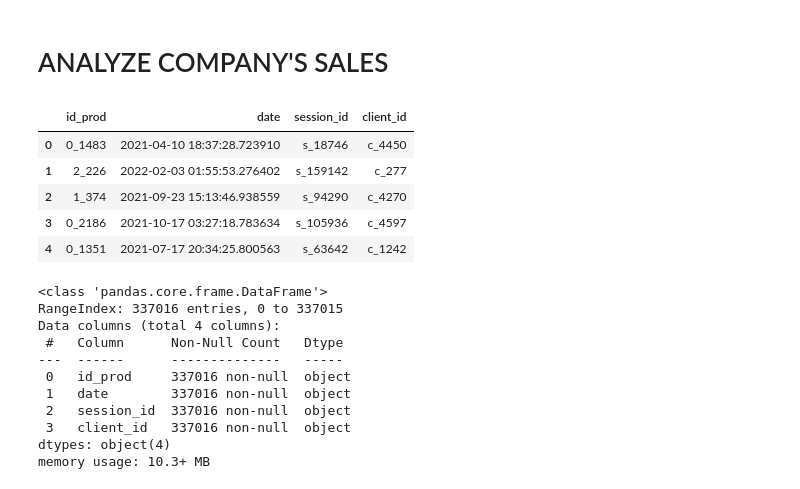
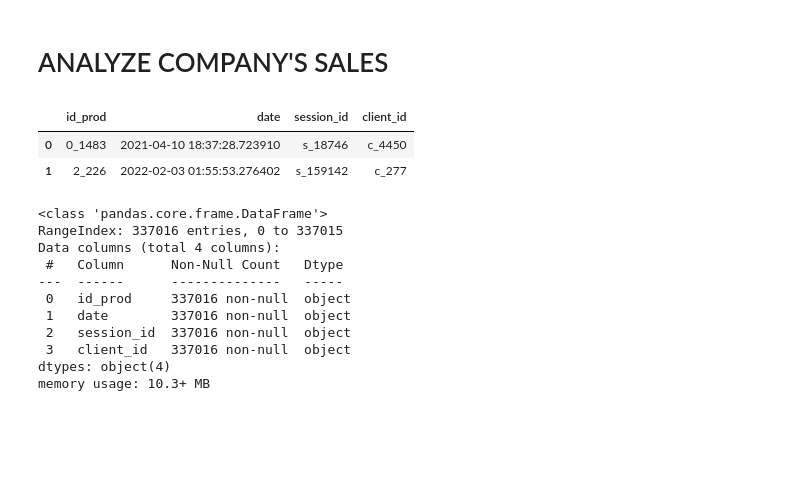
Before and after one commit to furawa/OC_data_analyst_projects, a Jupyter notebook: 02_analyze_company_sales/analyze_company_sales.ipynb, the cells around one changed output. Drawn from its saved outputs; the diff is of its cells as text; code cells hidden in the pictures; blank space fills up the shorter version.

```diff
--- a/02_analyze_company_sales/analyze_company_sales.ipynb
+++ b/02_analyze_company_sales/analyze_company_sales.ipynb
@@ -15,12 +15,9 @@ transactions = pd.read_csv("datasets/transactions.csv")
 customers = pd.read_csv("datasets/customers.csv")
 products = pd.read_csv("datasets/products.csv")
 # %%
-transactions.head()
+transactions.head(2)
 # %% [output]
 |  | id_prod | date | session_id | client_id |
 | 0 | 0_1483 | 2021-04-10 18:37:28.723910 | s_18746 | c_4450 |
 | 1 | 2_226 | 2022-02-03 01:55:53.276402 | s_159142 | c_277 |
-| 2 | 1_374 | 2021-09-23 15:13:46.938559 | s_94290 | c_4270 |
-| 3 | 0_2186 | 2021-10-17 03:27:18.783634 | s_105936 | c_4597 |
-| 4 | 0_1351 | 2021-07-17 20:34:25.800563 | s_63642 | c_1242 |
 # %%
```
Also changed, not shown: parts of 46 cells of this notebook.
